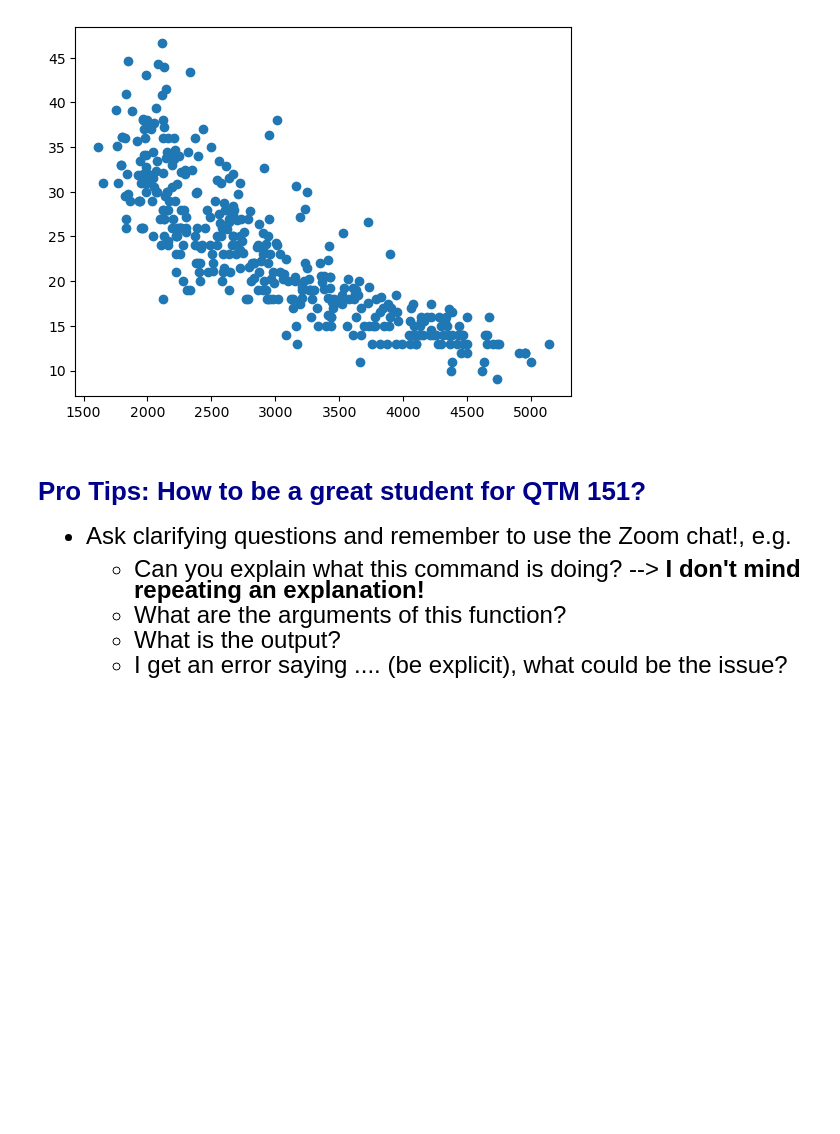
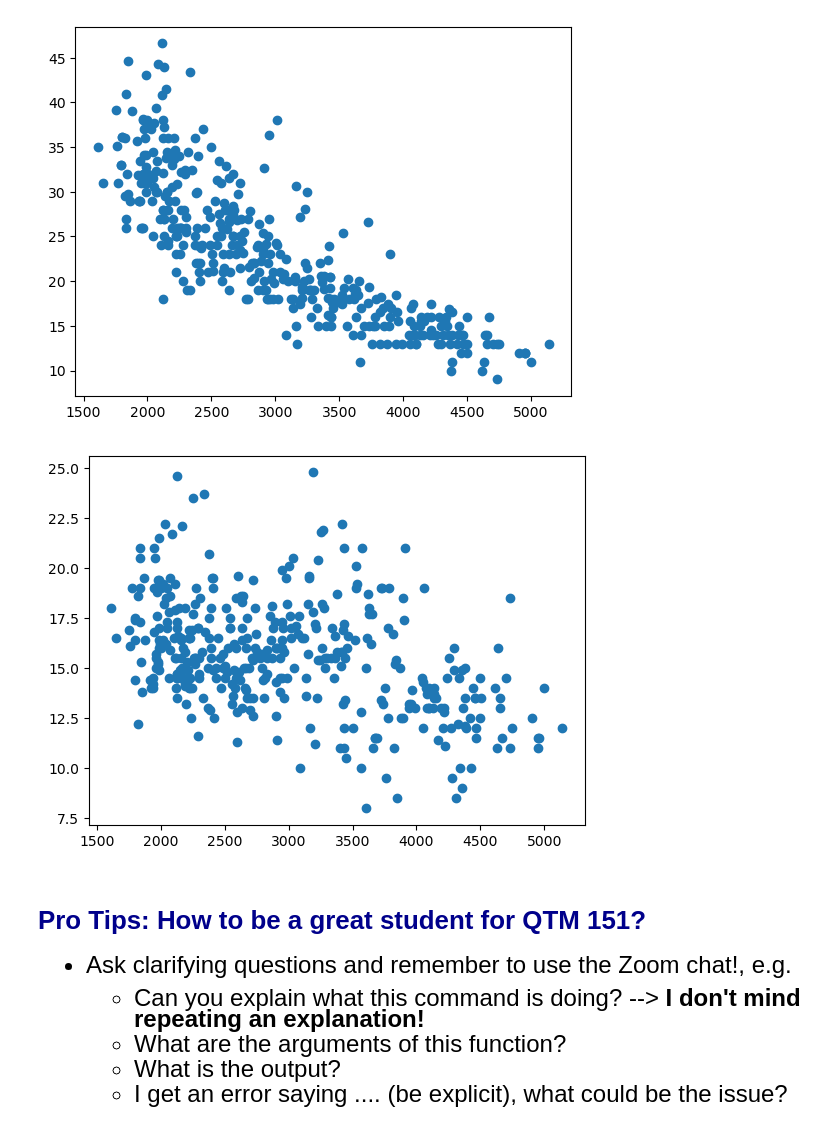
Before and after one commit to anish-cloud/QTM_151, a Jupyter notebook: Lecture 01/Lecture1.ipynb, the cells around one changed output. Saved outputs shown, nothing was run; the diff lists cells and outputs as text; code cells hidden in the pictures; blank space fills up the shorter version.

```diff
--- a/Lecture 01/Lecture1.ipynb
+++ b/Lecture 01/Lecture1.ipynb
@@ -218,6 +218,11 @@ plt.show()
 [figure]
 # %%
 # Try another scatter plot with x = "acceleration"
+
+plt.scatter(x = carfeatures['weight'], y = carfeatures['acceleration'])
+plt.show()
+# %% [output]
+[figure, added]
 # %% [markdown]
 
 
```
Also changed, not shown: 9 other files.
